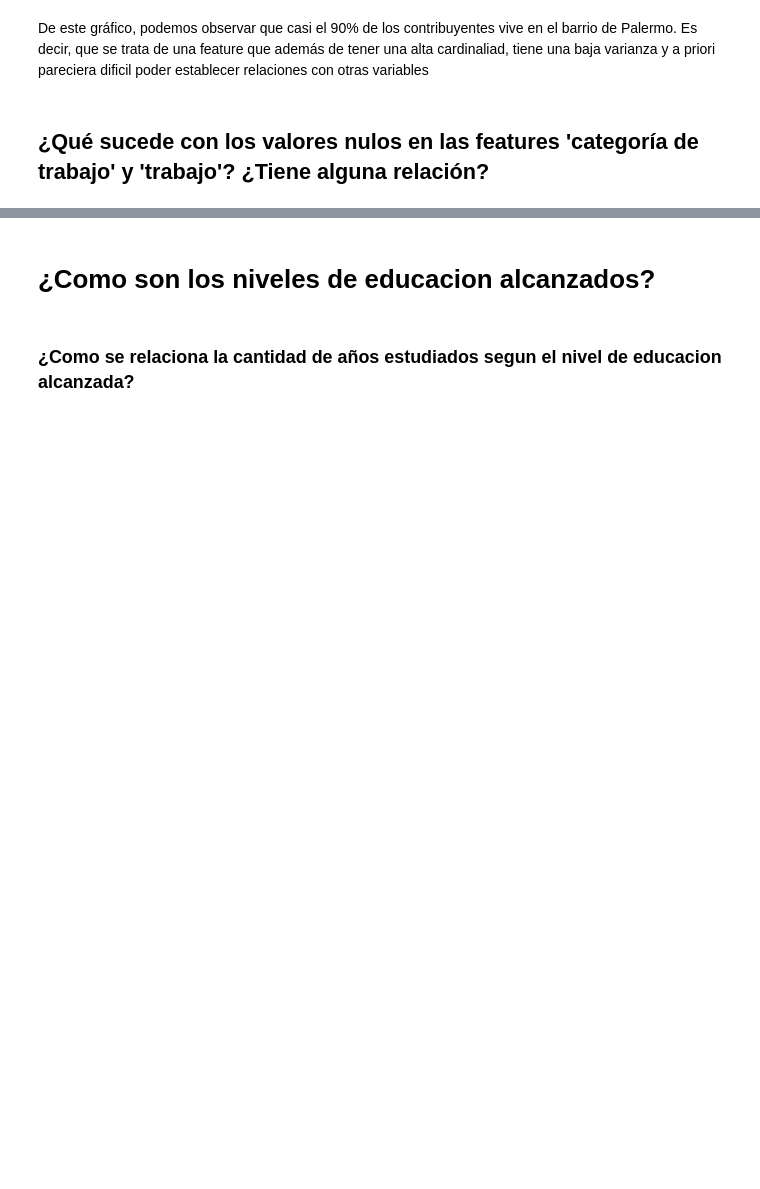
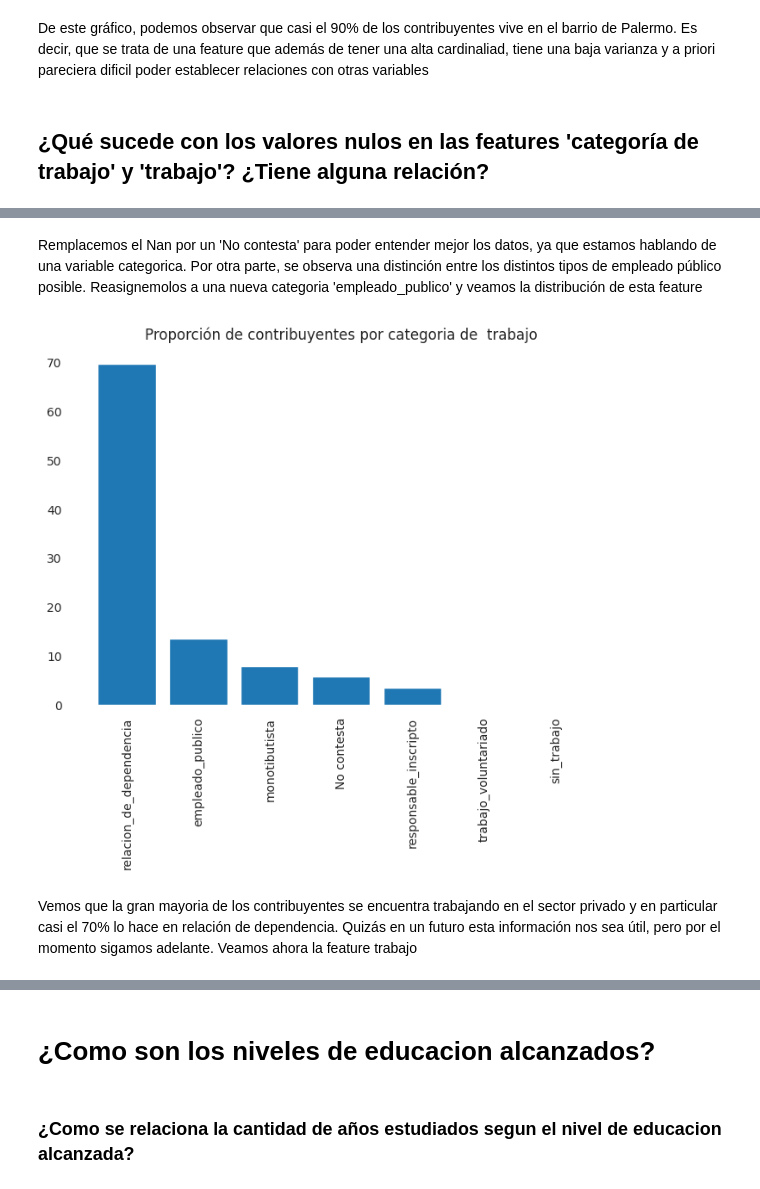
Before and after one commit to fjpacheco/machine-learning, a Jupyter notebook: notebook_definitivo.ipynb, the cells around one changed output, grey strips where cells are left out. Saved outputs shown, nothing was run; the diff lists cells and outputs as text; code cells hidden in the pictures; blank space fills up the shorter version.

```diff
--- a/notebook_definitivo.ipynb
+++ b/notebook_definitivo.ipynb
@@ -68,8 +68,9 @@ df = pd.read_csv("fiufip_dataset.csv")
 Por ser una base de datos de la agencia FIUFIP, es posible que algunos contribuyentes hayan decido no responder o responder erroneamente a la hora de exponer sus datos personales. Esto puede llevar a que haya datos faltantes. Veamos si hay datos faltantes y ya que estamos visualicemos todas las features provistas en el dataset
 # %%
 plt.figure(dpi = 100)
+df.rename(columns={'ganancia_perdida_declarada_bolsa_argentina':'suma_declarada_bolsa_argentina'},inplace=True)
 nulos = df.isnull().sum().sort_values(ascending = True)
-nulos.rename(index={'ganancia_perdida_declarada_bolsa_argentina':'suma_declarada_bolsa_argentina'},inplace=True)
+
 
 y_pos = np.arange(len(nulos.index))
 plt.barh(y_pos, nulos.values, align='center')
@@ -133,0 +127,19 @@ df.
+# %% [markdown]
+Remplacemos el Nan por un 'No contesta' para poder entender mejor los datos, ya que estamos hablando de una variable categorica. Por otra parte,   se observa una distinción entre los distintos tipos de empleado público posible. Reasignemolos a una nueva categoria 'empleado_publico' y veamos la distribución de esta feature
+# %%
+def generalizar_empleados_publicos(categoria):
+    if categoria in ['empleado_municipal','empleado_provincial','empleadao_estatal']:
+        return 'empleado_publico'
+    return categoria
+df['categoria_de_trabajo'] = df['categoria_de_trabajo'].replace(np.nan,'No contesta')
+df['categoria_de_trabajo'] = df['categoria_de_trabajo'].apply(generalizar_empleados_publicos)
+plt.figure(dpi = 100)
+cantidad_por_trabajo = df['categoria_de_trabajo'].value_counts(normalize=True) * 100
+plt.bar(cantidad_por_trabajo.index,cantidad_por_trabajo.values)
+plt.title("Proporción de contribuyentes por categoria de  trabajo")
+plt.xticks(rotation = 90)
+plt.show()
+# %% [output]
+[figure, added]
+# %% [markdown]
+Vemos que la gran mayoria de los contribuyentes se encuentra trabajando en el sector privado y en particular casi el 70% lo hace en relación de dependencia. Quizás en un futuro esta información nos sea útil, pero por el momento sigamos adelante. Veamos ahora la feature trabajo
```
Also changed, not shown: parts of 35 cells of this notebook, 3 other files.
